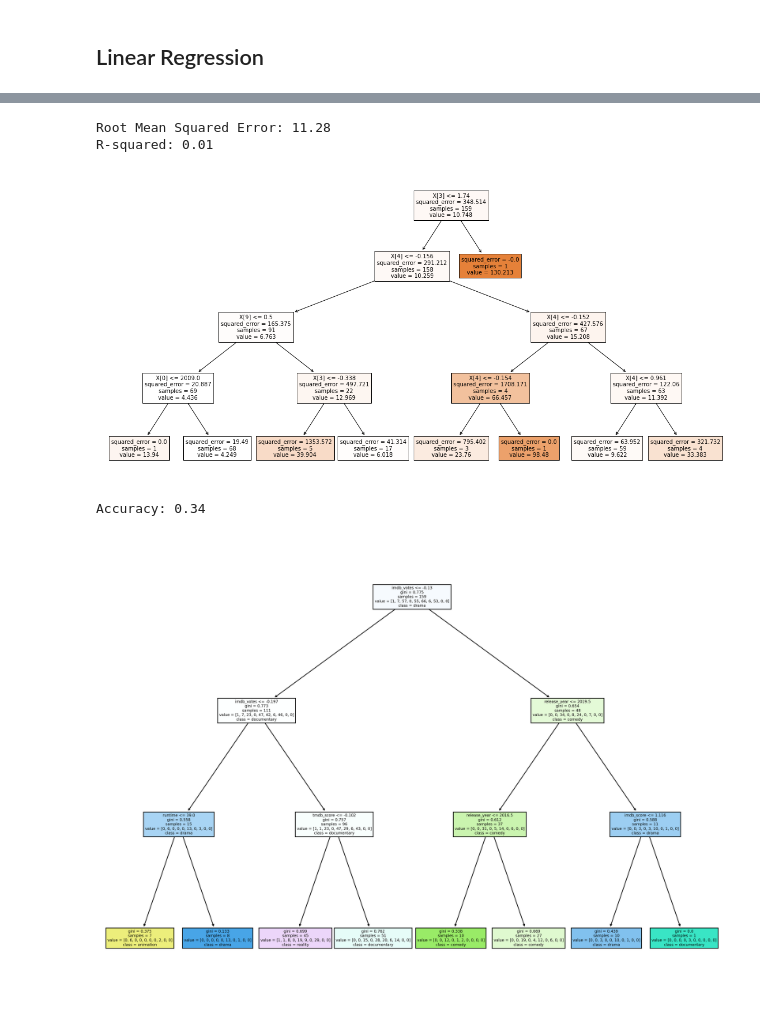
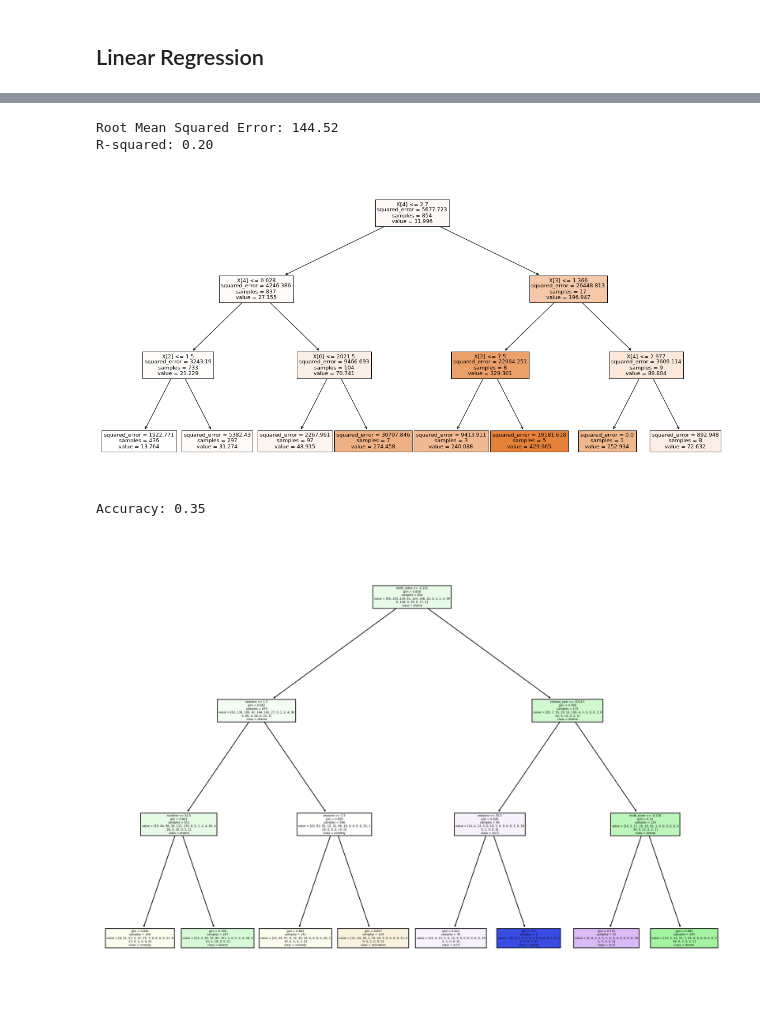
Before and after one commit to christianrhodes18/Netflix-Motivations, a Jupyter notebook: newStuff.ipynb, the cells around one changed output, grey strips where cells are left out. Saved outputs shown, nothing was run; the diff lists cells and outputs as text; code cells hidden in the pictures.

Commit message:
found major issue with model construction

```diff
--- a/newStuff.ipynb
+++ b/newStuff.ipynb
@@ -61,16 +97,25 @@ oneHotdf.dropna(inplace=True)
 encoder = OneHotEncoder(handle_unknown='ignore')
 encoder_df = pd.DataFrame(encoder.fit_transform(oneHotdf[['genreMain']]).toarray())
 final_df = pd.concat([oneHotdf.reset_index(drop=True), encoder_df], axis=1)
-new_names = {2:'comedy',
+new_names = {0:'action',
+             1:'animation',
+             2:'comedy',
+             3:'crime',
+             4:'documentary',
+             5:'drama',
              6:'family',
-             7:'reality',
-             5:'drama',
-             4:'documentary',
-             1:'animation',
-             9:'unknown',
-             0:'action',
-             3:'crime',
-             8:'sci-fi'}
+             7:'fantasy',
+             8:'history',
+             9:'horror',
+             10:'music',
+             11:'reality',
+             12:'romance',
+             13:'sci-fi',
+             14:'sport',
+             15:'thriller',
+             16:'unknown',
+             17:'war',
+             18:'western'}
 final_df = final_df.rename(columns=new_names)
 # %% [output]
 A value is trying to be set on a copy of a slice from a DataFrame
@@ -99,9 +149,9 @@ final_df[cols_to_normalize] = scaler.transform(final_df[cols_to_normalize])
 # %% [markdown]
 ## Lasso Regression
 # %%
-X = final_df[['release_year', 'runtime', 'seasons', 'imdb_score', 'imdb_votes', 'tmdb_score', 'comedy', 'family',
-       'reality', 'drama', 'documentary', 'animation', 'unknown', 'action',
-       'crime', 'sci-fi']]
+X = final_df[['release_year', 'runtime', 'seasons', 'imdb_score', 'imdb_votes', 'tmdb_score','documentary', 'drama', 'fantasy', 'war', 'comedy', 'thriller',
+       'crime', 'romance', 'action', 'western', 'history', 'music','horror', 'sci-fi', 'animation', 'family', 'reality', 'unknown',
+       'sport']]
 y = final_df['tmdb_popularity']
 
 # split the data into training and testing sets
@@ -210,35 +261,35 @@ plt.show()
 # %%
-rf_model = RandomForestRegressor(max_depth=4,random_state=42)
+rf_model = RandomForestRegressor(max_depth=3,random_state=42)
 rf_model.fit(X_train, y_train)
 
 # Use the model to make predictions on the test set
 y_pred = rf_model.predict(X_test)
 
 # Evaluate the model's performance using RMSE and R-squared
 rmse = mean_squared_error(y_test, y_pred, squared=False)
 r_squared = r2_score(y_test, y_pred)
 
 # cm=confusion_matrix(y_test, y_pred)
 # acc=accuracy_score(y_test, y_pred)
 # f1=f1_score(y_test,y_pred)
 
 print("Root Mean Squared Error: {:.2f}".format(rmse))
 print("R-squared: {:.2f}".format(r_squared))
 # print("Accuracy Score: {:.2f}".format(acc))
 # print("f1 Score: {:.2f}".format(f1))
 
 plt.figure(figsize=(20,10))
 plot_tree(rf_model.estimators_[0], filled=True)
 plt.savefig("rfr.jpg", dpi=300)
 plt.show()
 # %% [output]
-Root Mean Squared Error: 11.28
-R-squared: 0.01
+Root Mean Squared Error: 144.52
+R-squared: 0.20
-[figure, old version]
+[figure, new version]
 # %%
-X = final_df.drop(columns=['genreMain', 'comedy', 'family',
-       'reality', 'drama', 'documentary', 'animation', 'unknown', 'action',
-       'crime', 'sci-fi'])
+X = final_df.drop(columns=['genreMain','documentary', 'drama', 'fantasy', 'war', 'comedy', 'thriller',
+       'crime', 'romance', 'action', 'western', 'history', 'music','horror', 'sci-fi', 'animation', 'family', 'reality', 'unknown',
+       'sport'])
 y = final_df['genreMain']
 
 # Split data into train and test sets
@@ -259,5 +310,5 @@ plot_tree(rfc.estimators_[0], feature_names=X.columns, class_names=rfc.classes_,
 plt.savefig("rfc.jpg", dpi=300)
 plt.show()
 # %% [output]
-Accuracy: 0.34
+Accuracy: 0.35
-[figure, old version]
+[figure, new version]
```
Also changed, not shown: parts of 10 cells of this notebook.
